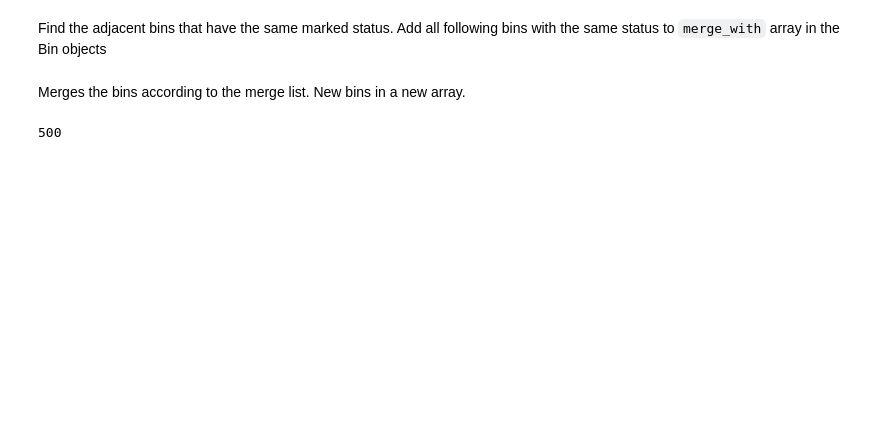
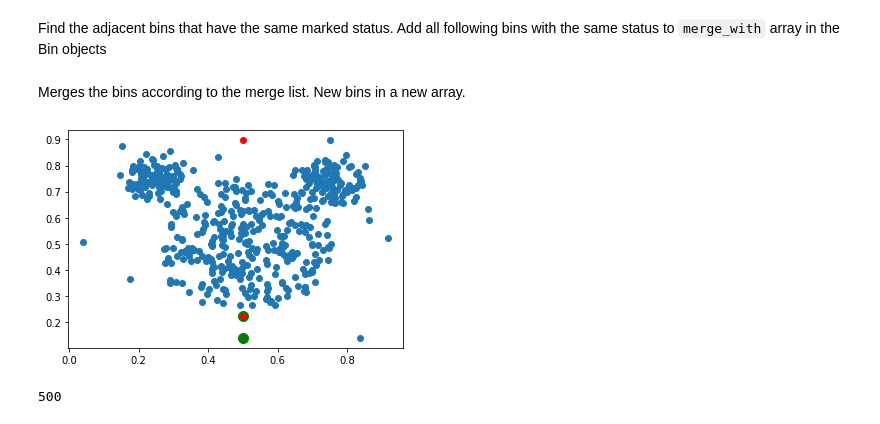
Before and after one commit to markkod/pc3-enzymes, a Jupyter notebook: Untitled.ipynb, the cells around one changed output. Saved outputs shown, nothing was run; the diff lists cells and outputs as text; code cells hidden in the pictures; blank space fills up the shorter version.

```diff
--- a/Untitled.ipynb
+++ b/Untitled.ipynb
@@ -136,6 +159,16 @@ while i < len(bins):
     new_bins.append(bins[i])
     # skip all of the bins that were included in the current one
     i = max(bins[i].merge_with) + 1
+# %%
+import matplotlib.pyplot as plt
+
+
+plt.scatter([x[0] for x in data], [y[1] for y in data])
+plt.scatter([0.5 for _ in range(len(new_bins))],[b.interval[0] for b in new_bins], c='green', s=100)
+plt.scatter([0.5 for _ in range(len(new_bins))],[b.interval[1] for b in new_bins], c='red')
+plt.show()
+# %% [output]
+[figure, added]
 # %%
 sum(x.support for x in new_bins) # confirm all points are kept
 # %% [output]
```
Also changed, not shown: parts of 4 cells of this notebook.
